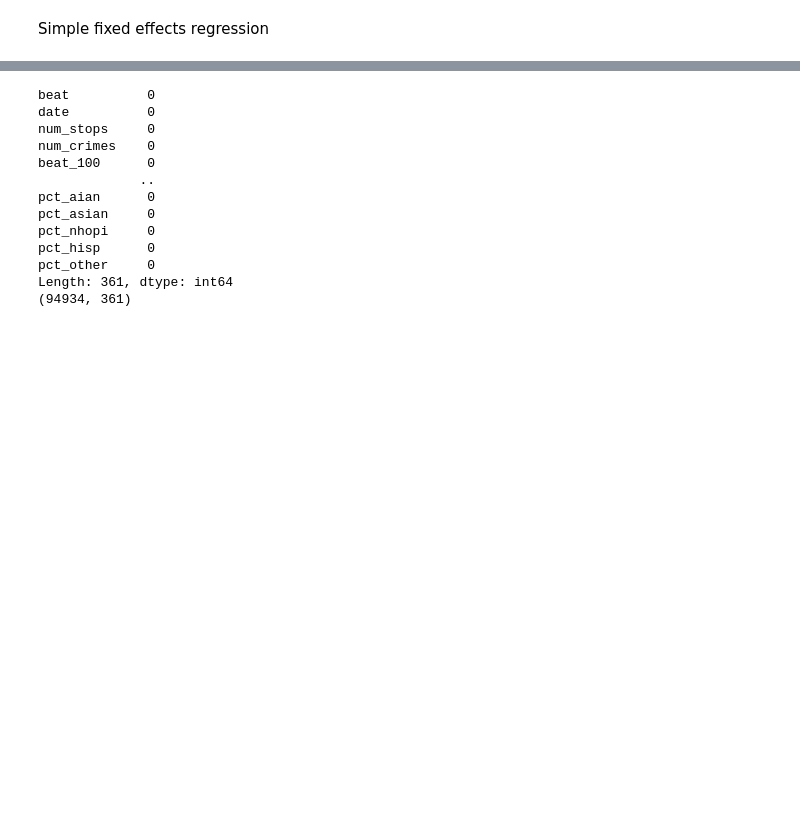
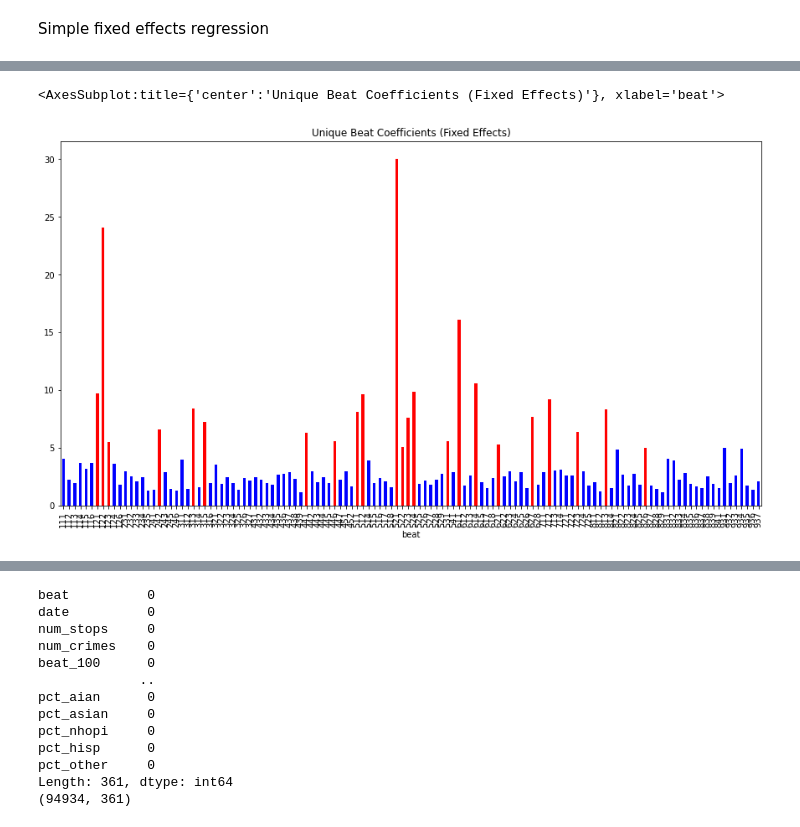
Before and after one commit to aldabbagh/DPI617, a Jupyter notebook: starter.ipynb, the cells around one changed output, grey strips where cells are left out. Cells and saved outputs as stored; diff of their text form; code cells hidden in the pictures; blank space fills up the shorter version.

Commit message:
fixed effects plot

```diff
--- a/starter.ipynb
+++ b/starter.ipynb
@@ -1431,0 +1387,7 @@ Index(['beat', 'date', 'num_stops', 'num_crimes', 'beat_100', 'beat_11',
+# %%
+# Print the beat coefficients (fixed effects)
+beat_coefficients = result_panel.estimated_effects
+# Group by beat and display unique fixed effects
+unique_beat_coefficients = beat_coefficients.groupby('beat').first()
+print("\nUnique Beat Coefficients (Fixed Effects):")
+print(unique_beat_coefficients)
@@ -1431,0 +1411,14 @@ Index(['beat', 'date', 'num_stops', 'num_crimes', 'beat_100', 'beat_11',
+# %%
+# plot unique beat coefficients with red for values more than 10 and save those beats in a list
+above_10_beats = []
+for index, row in unique_beat_coefficients.iterrows():
+    if row['estimated_effects'] > 5:
+        above_10_beats.append(index)
+    elif row['estimated_effects'] < -5:
+        above_10_beats.append(index)
+
+# plot unique beat coefficients with red for values more than 10 and save those beats in a list
+unique_beat_coefficients['estimated_effects'].plot(kind='bar', figsize=(15, 8), title='Unique Beat Coefficients (Fixed Effects)', color=['red' if x in above_10_beats else 'blue' for x in unique_beat_coefficients.index])
+# %% [output]
+<AxesSubplot:title={'center':'Unique Beat Coefficients (Fixed Effects)'}, xlabel='beat'>
+[figure, added]
```
Also changed, not shown: parts of 10 cells of this notebook.
